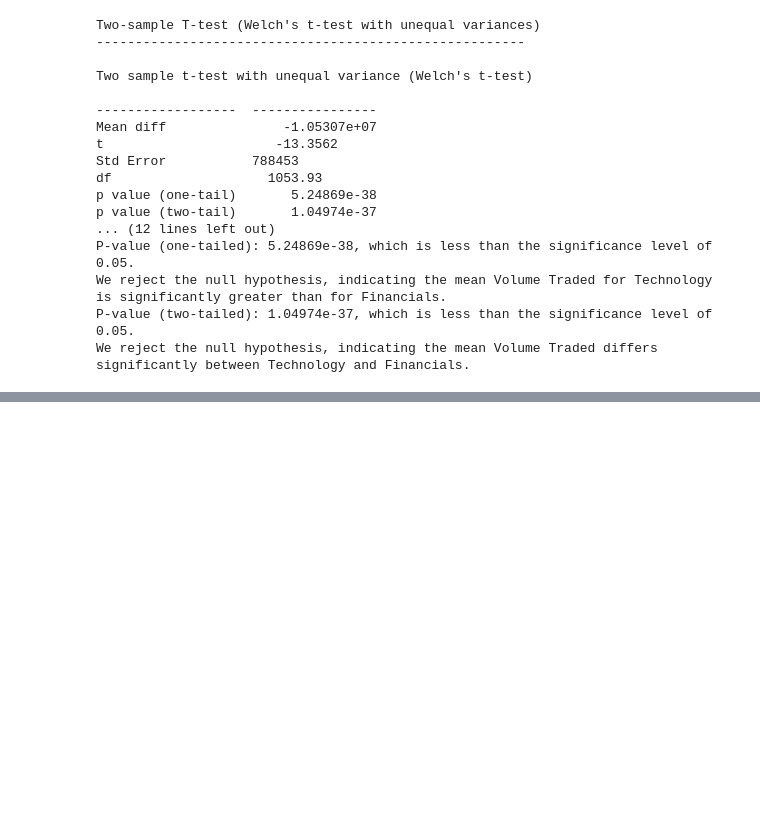
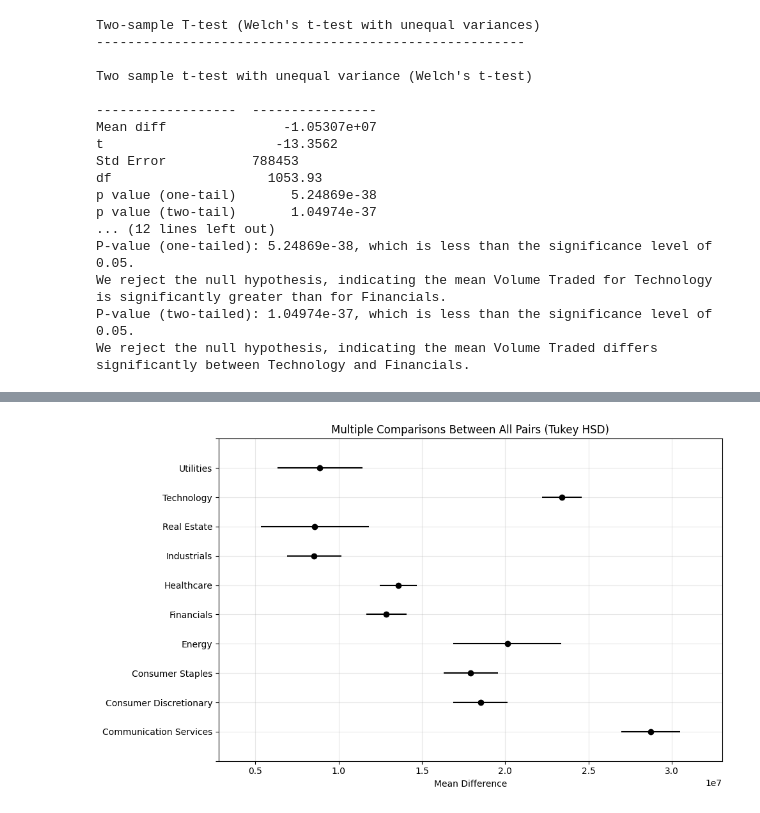
Before and after one commit to Mathavk1606/Stock_Market_Analysis, a Jupyter notebook: src/StockAnalysis.ipynb, the cells around one changed output, grey strips where cells are left out. Drawn from its saved outputs; the diff is of its cells as text; code cells hidden in the pictures; blank space fills up the shorter version.

```diff
--- a/src/StockAnalysis.ipynb
+++ b/src/StockAnalysis.ipynb
@@ -171,0 +247,12 @@ We reject the null hypothesis, indicating the mean Volume Traded differs signifi
+# %%
+from statsmodels.stats.multicomp import pairwise_tukeyhsd,MultiComparison
+import statsmodels.api as sm
+from statsmodels.formula.api import ols
+from statsmodels.stats.anova import anova_lm
+from statsmodels.stats.multitest import multipletests
+
+tukey = pairwise_tukeyhsd(endog=df['Volume_Traded'],
+                          groups=df['Sector'],
+                          alpha=0.05)
+
+print(tukey)
@@ -171,0 +277,16 @@ We reject the null hypothesis, indicating the mean Volume Traded differs signifi
+# %%
+fig, ax = plt.subplots(figsize=(10, 8))
+tukey.plot_simultaneous(ax=ax)
+
+# Add dotted vertical line at zero
+ax.axvline(x=0, color='black', linestyle='--', alpha=0.7, linewidth=1)
+
+# Optional: improve the plot appearance
+ax.grid(True, alpha=0.3)
+ax.set_xlabel('Mean Difference')
+ax.set_title('Multiple Comparisons Between All Pairs (Tukey HSD)')
+
+plt.tight_layout()
+plt.show()
+# %% [output]
+[figure, added]
```
Also changed, not shown: parts of 12 cells of this notebook.
